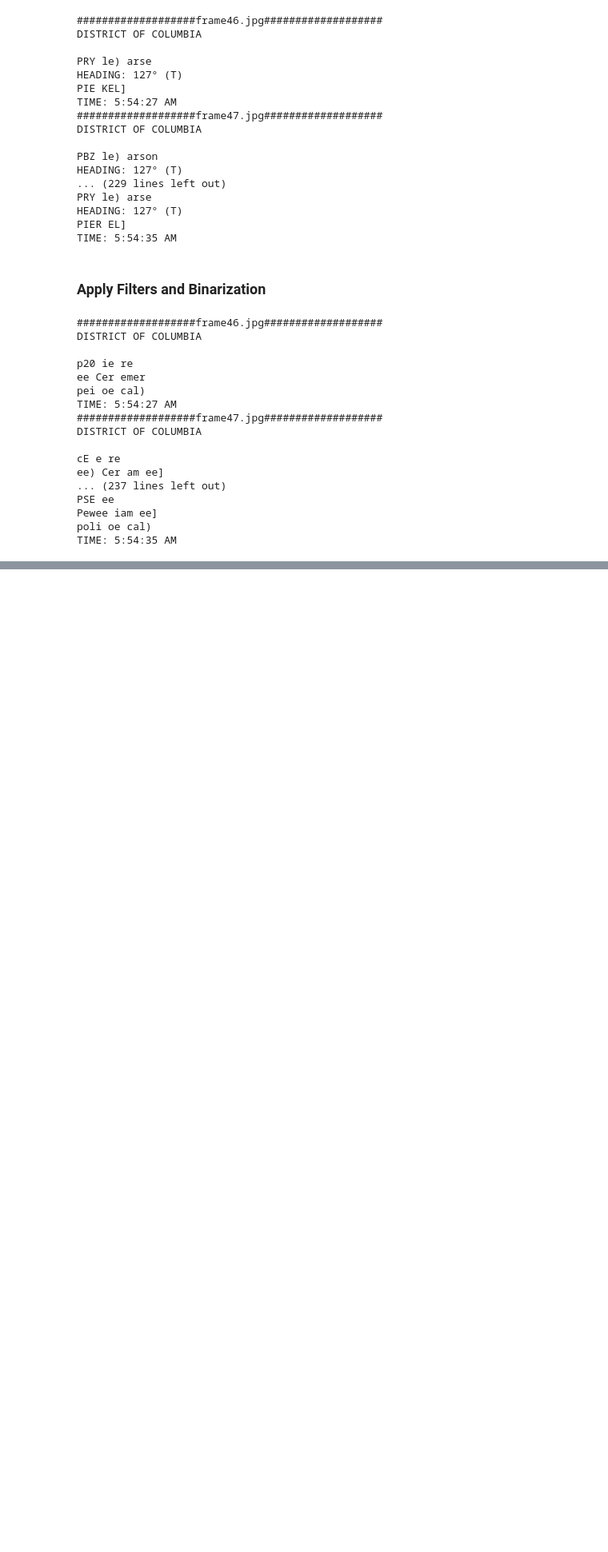
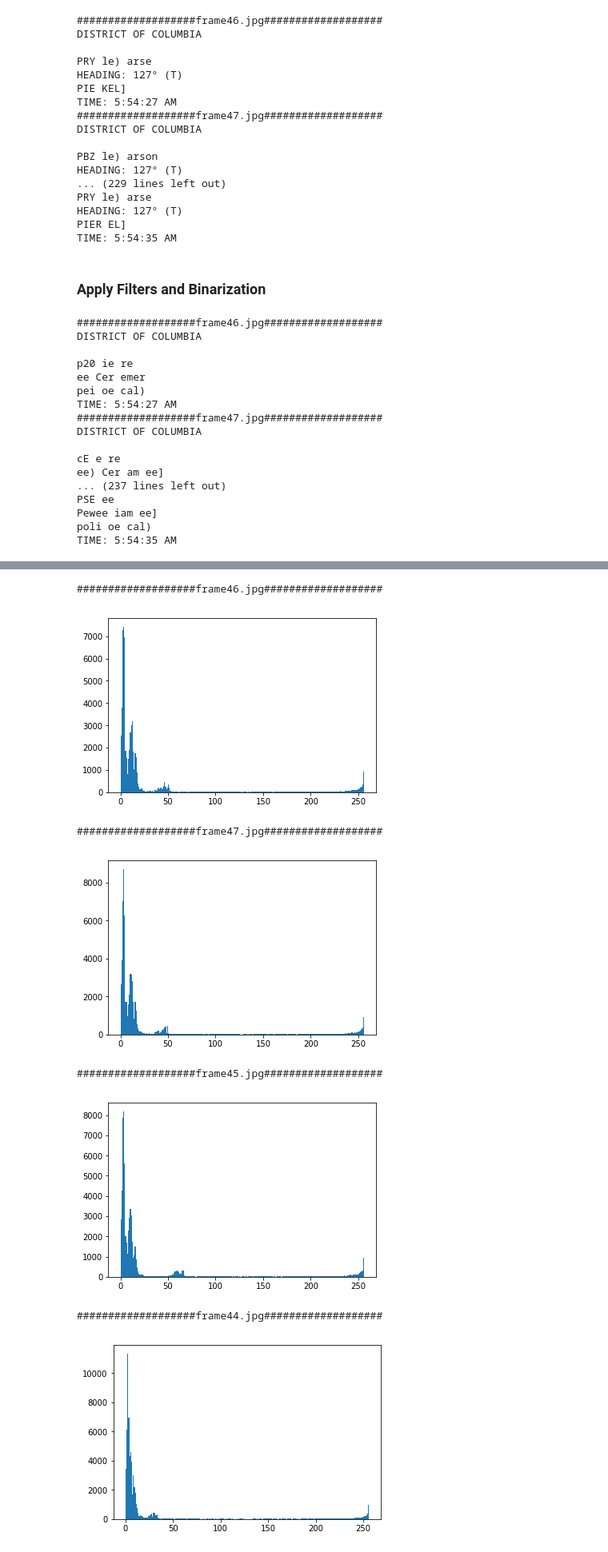
Before and after one commit to sasha-kap/Image_projects, a Jupyter notebook: Video_Processing.ipynb, the cells around one changed output, grey strips where cells are left out. Shown at 80% size. Drawn from its saved outputs; the diff is of its cells as text; code cells hidden in the pictures; blank space fills up the shorter version.

```diff
--- a/Video_Processing.ipynb
+++ b/Video_Processing.ipynb
@@ -115,0 +210,12 @@ TIME: 5:54:35 AM
+# %%
+#RUN OCR ON JUST ONE INCORRECT LINE
+indir = './frames_lmtd/'
+for root, dirs, filenames in os.walk(indir):
+    for filename in filenames:
+        print('###################' + filename + '###################')
+        im = Image.open(indir + filename)
+        region = crop_box_1_line(im)
+        #plt.imshow(region)
+        #plt.show()
+        text = pytesseract.image_to_string(region, lang='eng', config='--oem 1') #oem 1 means Neural Nets LSTM engine
+        print(text)
@@ -125,3 +249,17 @@ plt.show()
 [figure]
 # %% [markdown]
 ### Apply Pre-processing on Images to Improve OCR Output
+# %%
+#TRY SAVING ARRAY TO PIL IMAGE BEFORE PASSING TO TESSERACT
+indir = './frames_lmtd/'
+for root, dirs, filenames in os.walk(indir):
+    for filename in filenames:
+        print('###################' + filename + '###################')
+        im = cv2.imread(indir + filename)
+        height, width = im.shape[:2]
+        crop_width = 290
+        crop_height = 220
+        region = im[height-crop_height:height,0:crop_width].copy()
+        region = cv2.cvtColor(region, cv2.COLOR_BGR2GRAY)
+        text = pytesseract.image_to_string(Image.fromarray(region, mode='L'), lang='eng')
+        print(text)
@@ -170,8 +326,8 @@ for root, dirs, filenames in os.walk(indir):
         crop_width = 290
         crop_height = 220
         region = im[height-crop_height:height,0:crop_width].copy()
-        new_im = cv2.resize(region, (2*crop_height,2*crop_width), interpolation = cv2.INTER_LINEAR)
-        text = pytesseract.image_to_string(new_im, lang='eng')
+        new_im = cv2.resize(region, (2*crop_height,2*crop_width), interpolation = cv2.INTER_CUBIC)
+        text = pytesseract.image_to_string(Image.fromarray(new_im), lang='eng')
         print(text)
 # %% [output]
 ###################frame46.jpg###################
@@ -262,0 +421,24 @@ TIME: 5:54:35 AM
+# %%
+#PLOT HISTOGRAM OF GRAYSCALE PIXELS
+indir = './frames_lmtd/'
+for root, dirs, filenames in os.walk(indir):
+    for filename in filenames:
+        print('###################' + filename + '###################')
+        im = cv2.imread(indir + filename)
+        height, width = im.shape[:2]
+        crop_width = 290
+        crop_height = 220
+        region = im[height-crop_height:height,0:crop_width].copy()
+        region = cv2.cvtColor(region, cv2.COLOR_BGR2GRAY)
+
+        plt.hist(region.ravel(),256,[0,256])
+        plt.show()
+# %% [output]
+###################frame46.jpg###################
+[figure, added]
+###################frame47.jpg###################
+[figure, added]
+###################frame45.jpg###################
+[figure, added]
+###################frame44.jpg###################
+[figure, added]
```
Also changed, not shown: parts of 16 cells of this notebook.
